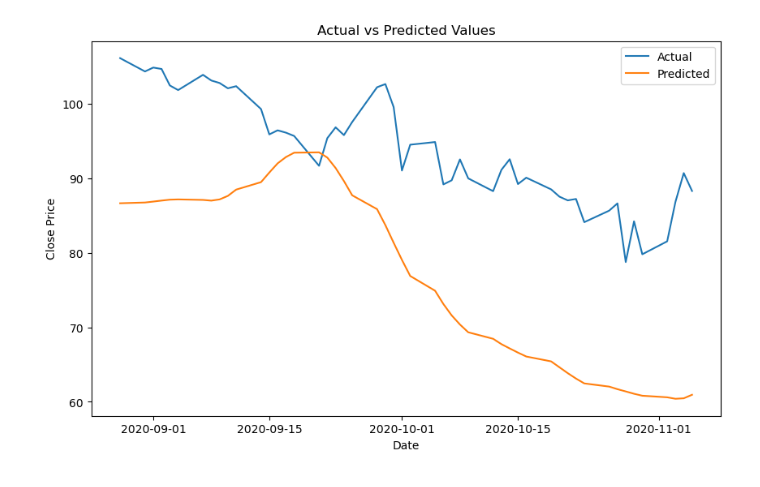
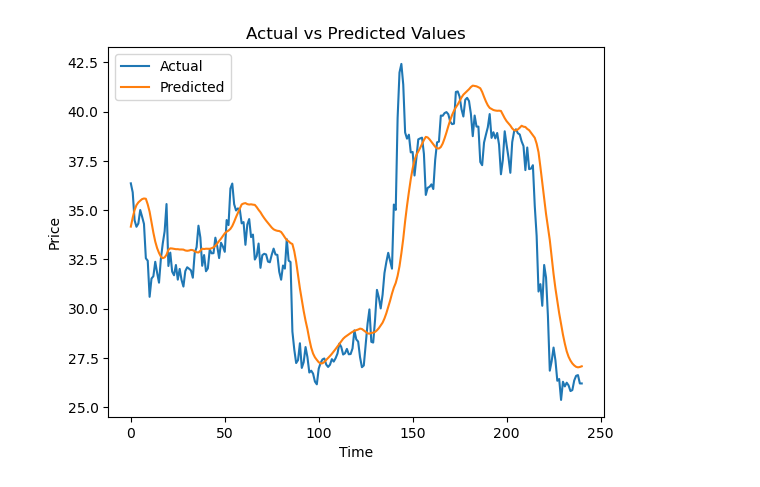
Before and after one commit to Hallo-sketch/managerial_project, a Jupyter notebook: research2.ipynb, the cells around one changed output. Cells and saved outputs as stored; diff of their text form; code cells hidden in the pictures.

```diff
--- a/research2.ipynb
+++ b/research2.ipynb
@@ -92,0 +97,22 @@ WARNING:tensorflow:5 out of the last 128 calls to <function Model.make_predict_f
+# %%
+# Assume predictions is the output from your LSTM model
+predictions = model.predict(X_test)
+
+# Create a dummy array for the 'Volume' feature
+dummy_volume = np.zeros(predictions.shape)
+
+# Combine predictions with dummy volume data
+predictions_combined = np.hstack((predictions, dummy_volume))
+
+# Inverse transform the predictions
+predictions_inverse_transformed = scaler.inverse_transform(predictions_combined)
+
+# Extract the 'Close' prices
+final_predictions = predictions_inverse_transformed[:, 0]
+
+# Similarly, if you want to inverse transform y_test
+dummy_volume_test = np.zeros(y_test.shape).reshape(-1, 1)
+test_data_combined = np.hstack((y_test.reshape(-1, 1), dummy_volume_test))
+test_data_inverse_transformed = scaler.inverse_transform(test_data_combined)
+final_y_test = test_data_inverse_transformed[:, 0]
+final_y_test
@@ -93,14 +138,13 @@ WARNING:tensorflow:5 out of the last 128 calls to <function Model.make_predict_f
 # %%
 import matplotlib.pyplot as plt
 
 # Plot the actual vs predicted values
-plt.figure(figsize=(10, 6))
-plt.plot(CDPR.loc['2020-08-28':'2021-01-27'].index[:50], CDPR.loc['2020-08-28':'2021-01-27', 'Close'][:50], label='Actual')
-plt.plot(CDPR.loc['2020-08-28':'2021-01-27'].index[:50], predictions, label='Predicted')
-plt.xlabel('Date')
-plt.ylabel('Close Price')
+plt.plot(final_y_test, label='Actual')
+plt.plot(final_predictions, label='Predicted')
+plt.xlabel('Time')
+plt.ylabel('Price')
 plt.title('Actual vs Predicted Values')
 plt.legend()
 plt.show()
 # %% [output]
-[figure, old version]
+[figure, new version]
```
Also changed, not shown: parts of 4 cells of this notebook, 5 other files.
